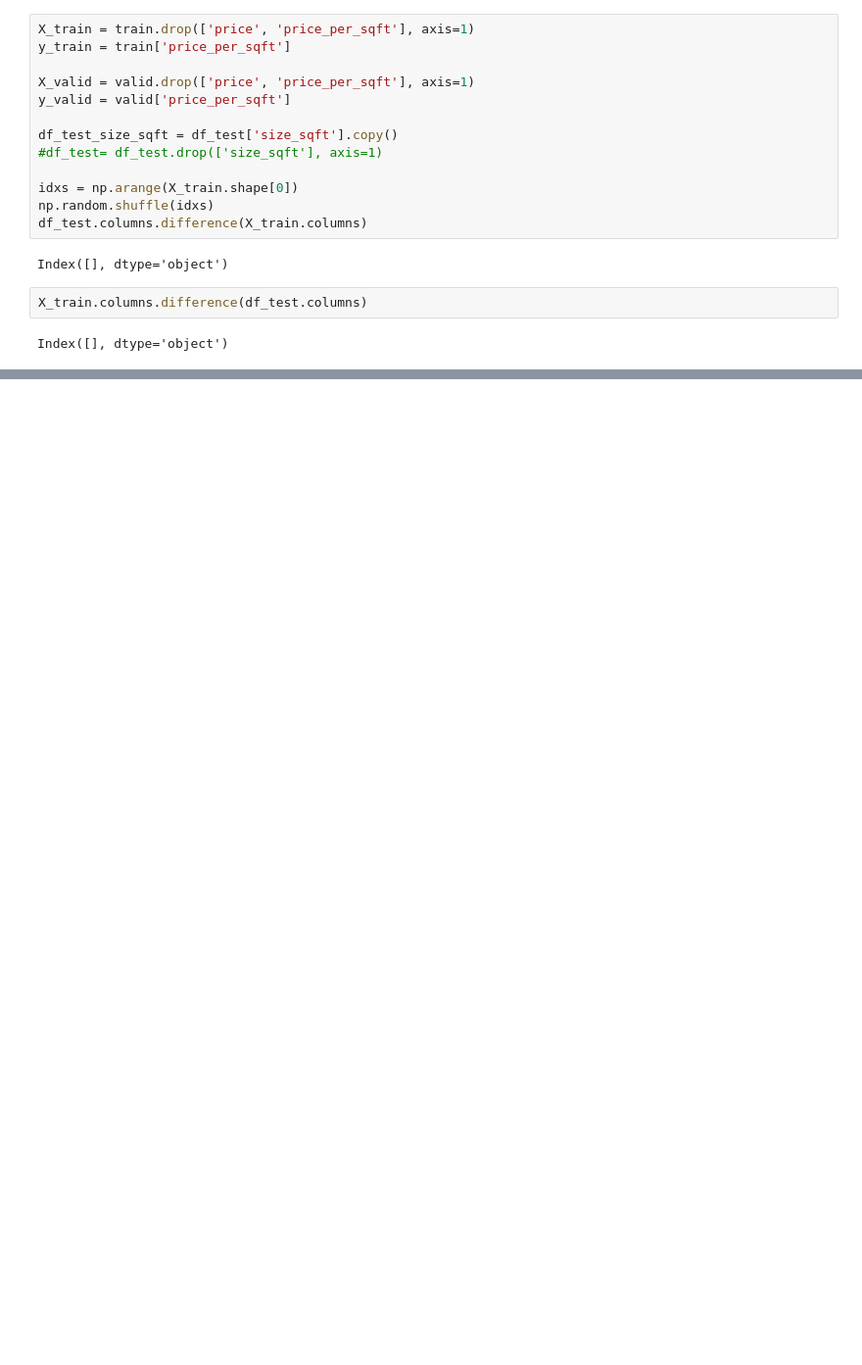
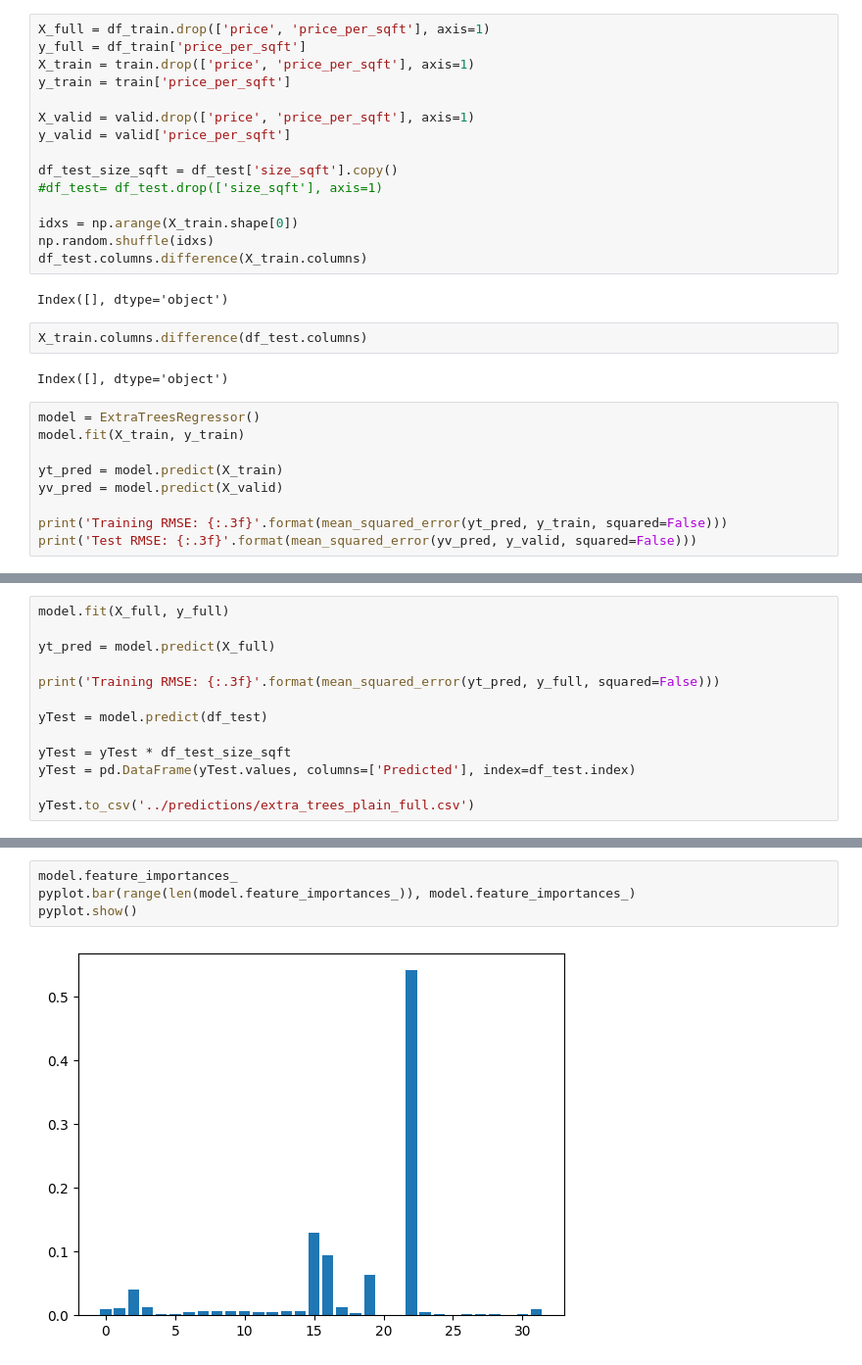
Before and after one commit to nish-d/ParanormalDistribution, a Jupyter notebook: notebooks/modelling_grdi_search_extra_trees.ipynb, the cells around one changed output, grey strips where cells are left out. Shown at 98% size. Cells and saved outputs as stored; diff of their text form; blank space fills up the shorter version.

Commit message:
Added plots

```diff
--- a/notebooks/modelling_grdi_search_extra_trees.ipynb
+++ b/notebooks/modelling_grdi_search_extra_trees.ipynb
@@ -71,6 +40,8 @@ np.random.seed(0)
 
 train, valid = train_test_split(df_train, test_size=0.2)
 # %%
+X_full = df_train.drop(['price', 'price_per_sqft'], axis=1)
+y_full = df_train['price_per_sqft']
 X_train = train.drop(['price', 'price_per_sqft'], axis=1)
 y_train = train['price_per_sqft']
 
@@ -89,3 +60,12 @@ Index([], dtype='object')
 X_train.columns.difference(df_test.columns)
 # %% [output]
 Index([], dtype='object')
+# %%
+model = ExtraTreesRegressor()
+model.fit(X_train, y_train)
+
+yt_pred = model.predict(X_train)
+yv_pred = model.predict(X_valid)
+
+print('Training RMSE: {:.3f}'.format(mean_squared_error(yt_pred, y_train, squared=False)))
+print('Test RMSE: {:.3f}'.format(mean_squared_error(yv_pred, y_valid, squared=False)))
@@ -91,0 +82,13 @@ Index([], dtype='object')
+# %%
+model.fit(X_full, y_full)
+
+yt_pred = model.predict(X_full)
+
+print('Training RMSE: {:.3f}'.format(mean_squared_error(yt_pred, y_full, squared=False)))
+
+yTest = model.predict(df_test)
+
+yTest = yTest * df_test_size_sqft
+yTest = pd.DataFrame(yTest.values, columns=['Predicted'], index=df_test.index)
+
+yTest.to_csv('../predictions/extra_trees_plain_full.csv')
@@ -91,0 +97,6 @@ Index([], dtype='object')
+# %%
+model.feature_importances_
+pyplot.bar(range(len(model.feature_importances_)), model.feature_importances_)
+pyplot.show()
+# %% [output]
+[figure, added]
```
Also changed, not shown: parts of 13 cells of this notebook, 6 other files.
